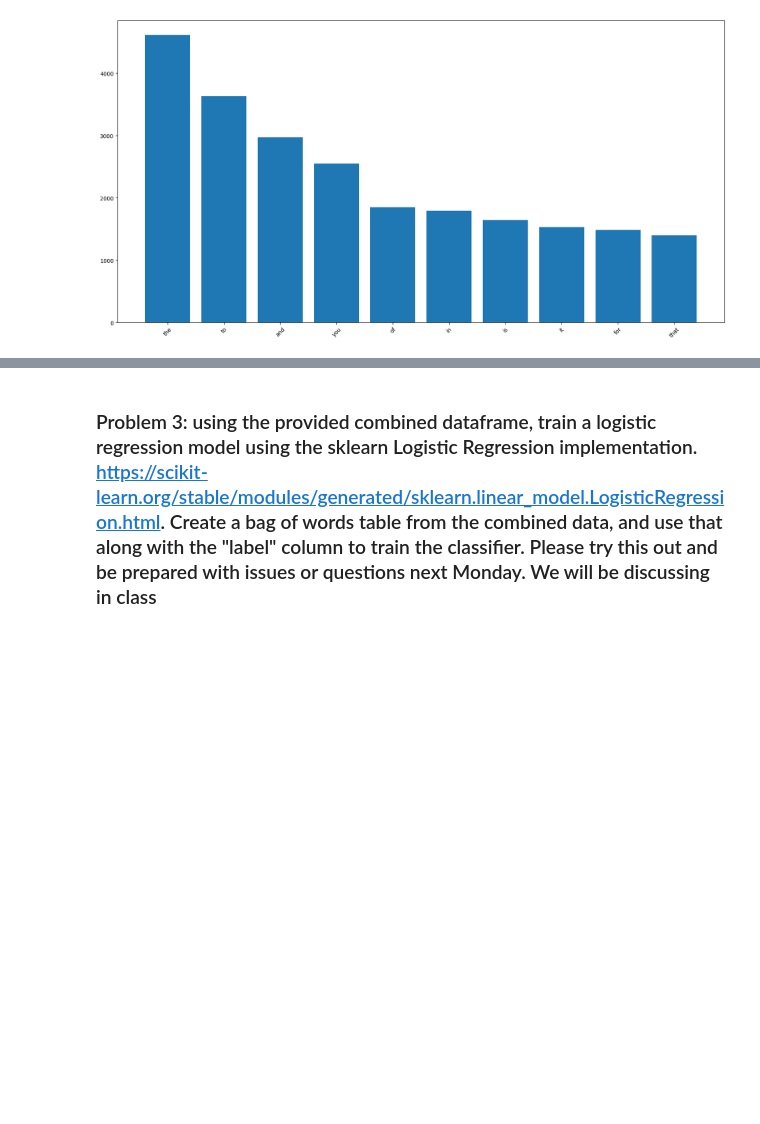
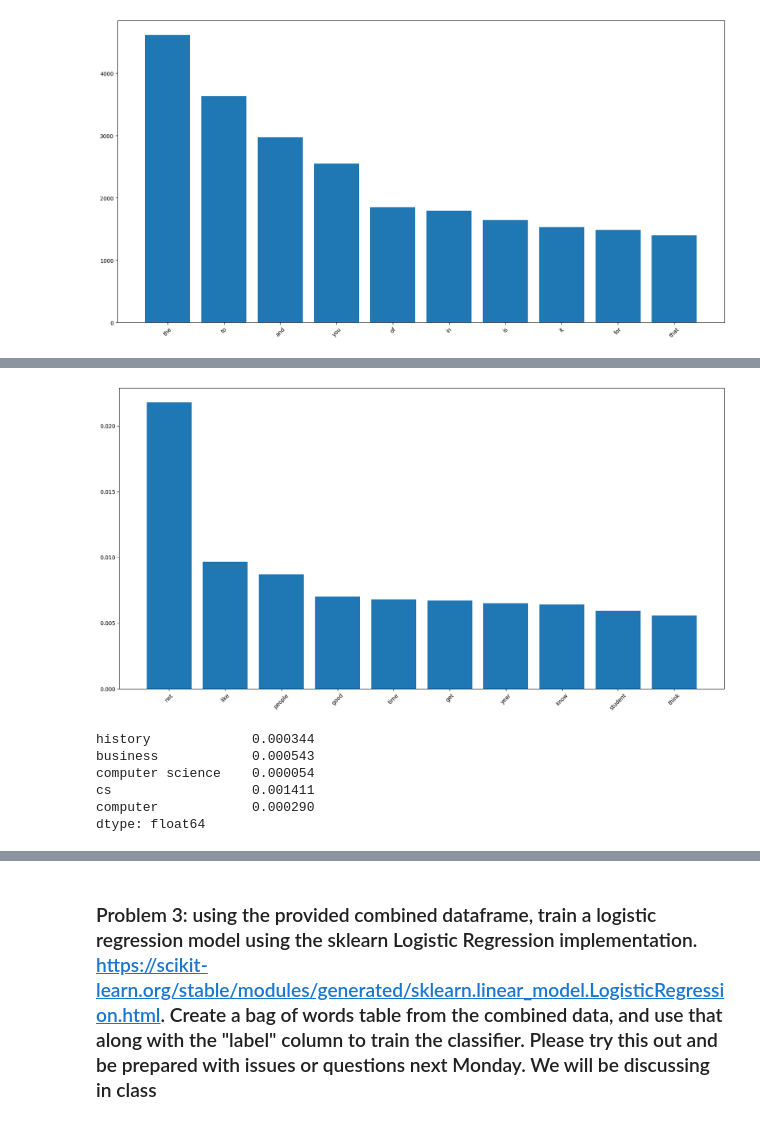
Before and after one commit to saysay2/project1-counting-words, a Jupyter notebook: project1.ipynb, the cells around one changed output, grey strips where cells are left out. Drawn from its saved outputs; the diff is of its cells as text; code cells hidden in the pictures; blank space fills up the shorter version.

```diff
--- a/project1.ipynb
+++ b/project1.ipynb
@@ -381,0 +390,5 @@ plt.show()
+# %%
+uiuc['lemmatized_text'] = uiuc['cleaned_text'].apply(lemmatize)
+# %%
+vectorizer = CountVectorizer(min_df=3, max_df=0.3, ngram_range=(1,2))
+bag_of_words = vectorizer.fit_transform(uiuc['lemmatized_text'])
@@ -381,0 +400,5 @@ plt.show()
+# %%
+uiuc_df = pd.DataFrame(bag_of_words.toarray(), columns=vectorizer.get_feature_names_out())
+word_counts = uiuc_df.sum()
+word_counts = word_counts.sort_values(ascending=False)
+word_counts
@@ -381,0 +418,20 @@ plt.show()
+# %%
+word_counts = word_counts / word_counts.sum()
+# %%
+plot_list = word_counts.head(10)
+plt.figure(figsize=(20,10))
+plt.bar(plot_list.index, plot_list.values)
+plt.xticks(rotation=45)
+plt.show()
+# %% [output]
+[figure, added]
+# %%
+plot_list=word_counts[["history", "business", "computer science", "cs", "computer"]]
+plot_list
+# %% [output]
+history             0.000344
+business            0.000543
+computer science    0.000054
+cs                  0.001411
+computer            0.000290
+dtype: float64
```
Also changed, not shown: parts of 5 cells of this notebook.
